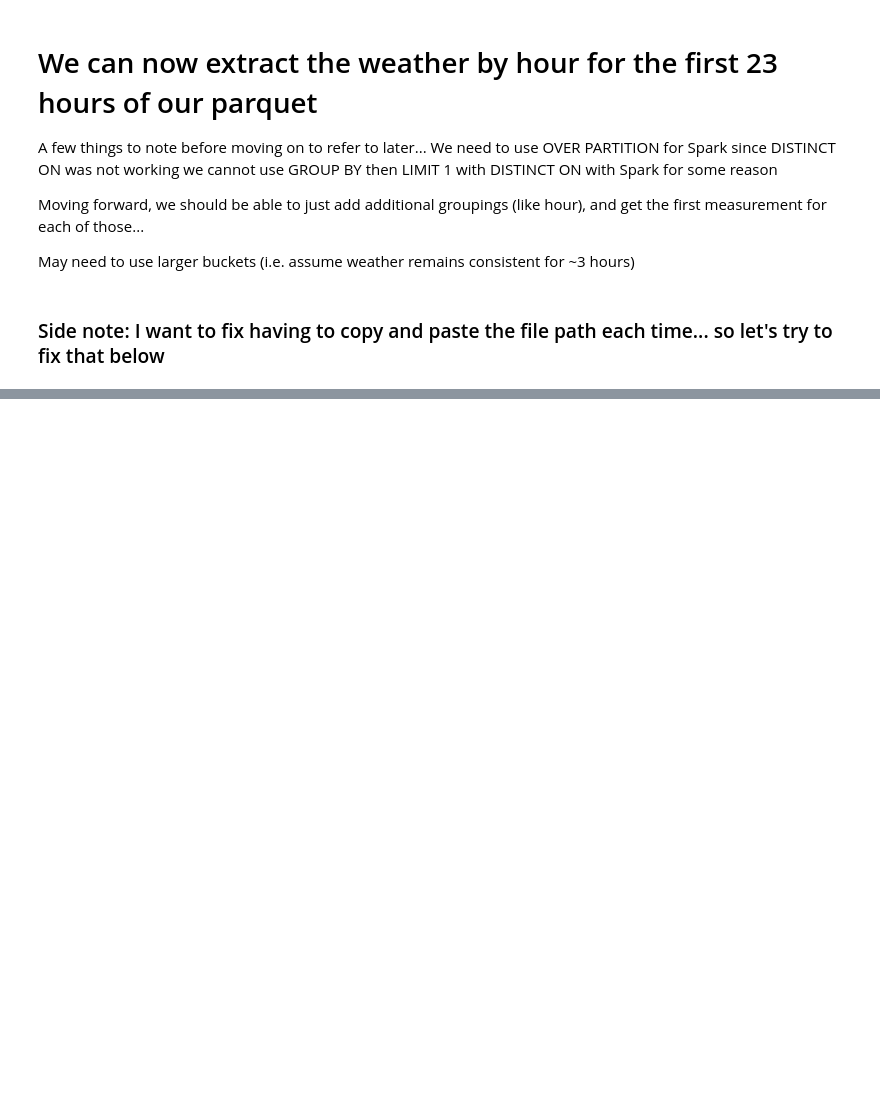
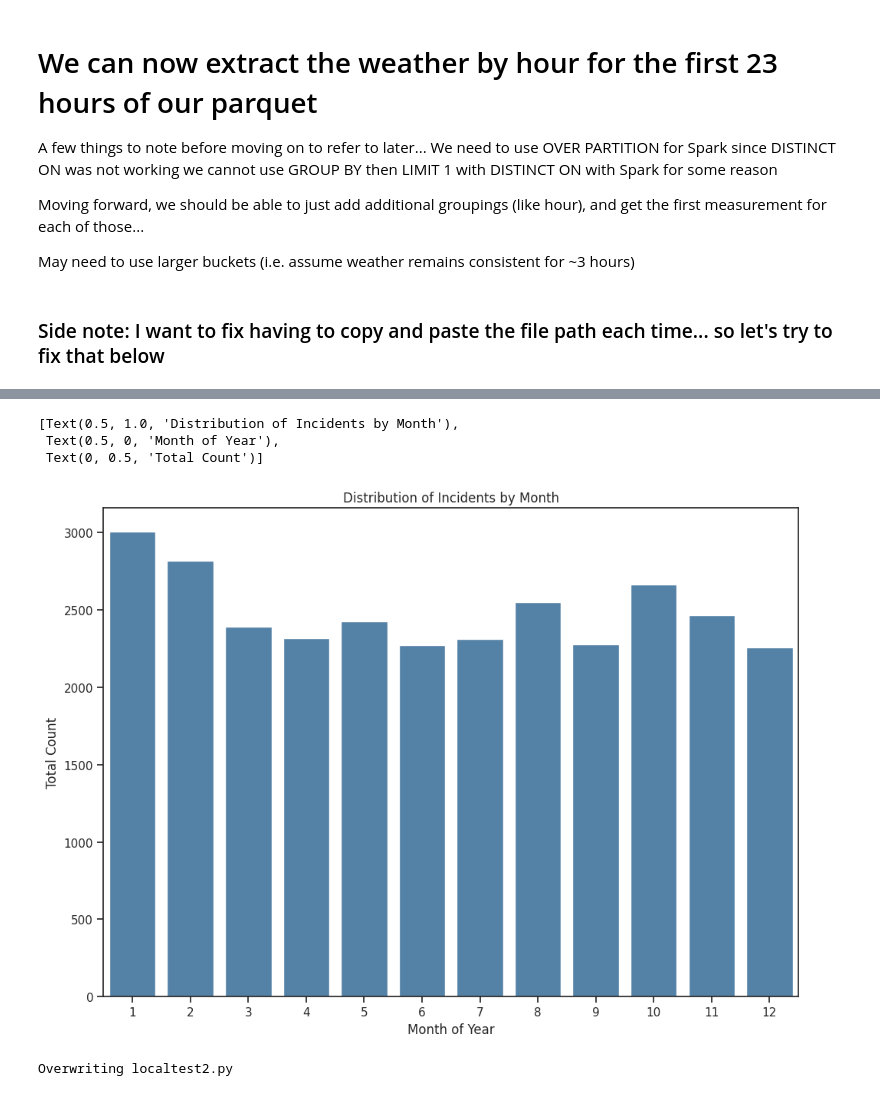
Before and after one commit to JoshScherer/Emergency-Response, a Jupyter notebook: FiguringOutSpark.ipynb, the cells around one changed output, grey strips where cells are left out. Drawn from its saved outputs; the diff is of its cells as text; code cells hidden in the pictures; blank space fills up the shorter version.

Commit message:
Partition weather by hour and day

```diff
--- a/FiguringOutSpark.ipynb
+++ b/FiguringOutSpark.ipynb
@@ -430,5 +430,5 @@ org.apache.spark#spark-streaming-kafka-0-8_2.11 added as a dependency
 # %%
-with open('/content/localtest2.out/part-00000-459606a9-8928-48b9-a4ef-115272ffd60d-c000.csv') as f:
+with open('/content/localtest2.out/part-00000-22e40c7b-e802-4fa3-bfbe-108bd3cc0e73-c000.csv') as f:
   lines = f.readlines()
   print(lines)
 # %% [output]
@@ -701,0 +764,6 @@ time_hist
+# %%
+rename_file()
+with open('localtest2.out/results.csv') as f:
+  lines = f.readlines()
+  time_hist = pd.read_csv('localtest2.out/results.csv', header=None, names=['_col0', '_col1'])
+time_hist
@@ -701,0 +784,49 @@ time_hist
+# %%
+fig, ax = plt.subplots()
+fig.set_size_inches(11.7, 8.27)
+sns.barplot(data=time_hist, x="_col0", y="_col1", color='steelblue', order=list(range(1, 13))).set(
+    title='Distribution of Incidents by Month', xlabel='Month of Year', ylabel='Total Count')
+# %% [output]
+[Text(0.5, 1.0, 'Distribution of Incidents by Month'),
+ Text(0.5, 0, 'Month of Year'),
+ Text(0, 0.5, 'Total Count')]
+[figure, added]
+# %%
+%%file localtest2.py
+'''
+TODO:
+Count the number of tweets.
+Parse tweets with json.loads -- note how the tweets are huge JSON blobs.
+Ignore tweets that error on load.
+'''
+
+from pyspark.sql import SparkSession
+from operator import add
+
+#create spark session
+spark = SparkSession.builder.appName('localtest2').getOrCreate()
+
+try:
+  # read in parquet file
+  # part-00030-0c8142a9-ffb0-4186-8d5f-060d4d2afe7d.c000.snappy.parquet
+  incidents_df = spark.read.parquet('incidents.parquet')
+  incidents_df.createOrReplaceTempView("incidents")
+
+  # run SQL query
+  # OLD QUERY: 'SELECT HOUR(FROM_UNIXTIME(time_utc)), COUNT(incident_id) FROM "incidents" GROUP BY HOUR(FROM_UNIXTIME(time_utc)) ORDER BY COUNT(incident_id) DESC;'
+  counts = spark.sql('SELECT YEAR(time_local), COUNT(incident_id) FROM incidents GROUP BY YEAR(time_local) ORDER BY COUNT(incident_id) DESC;')
+
+  # @todo: create an output rdd that uses reduce by key and add operator to add up the correct entries and incorrect entries
+  output = counts
+
+  # @todo: the s3 version will have to save it to correct s3 path
+  output.repartition(1).write.mode('overwrite').csv("localtest2.out")
+
+
+finally:
+  # very important: stop the context. Otherwise you may get an error that context is still alive. if you are on colab just restart the runtime if you face problem
+  #finally is used to make sure the context is stopped even with errors
+  spark.stop()
+pass
+# %% [output]
+Overwriting localtest2.py
```
Also changed, not shown: parts of 17 cells of this notebook.
